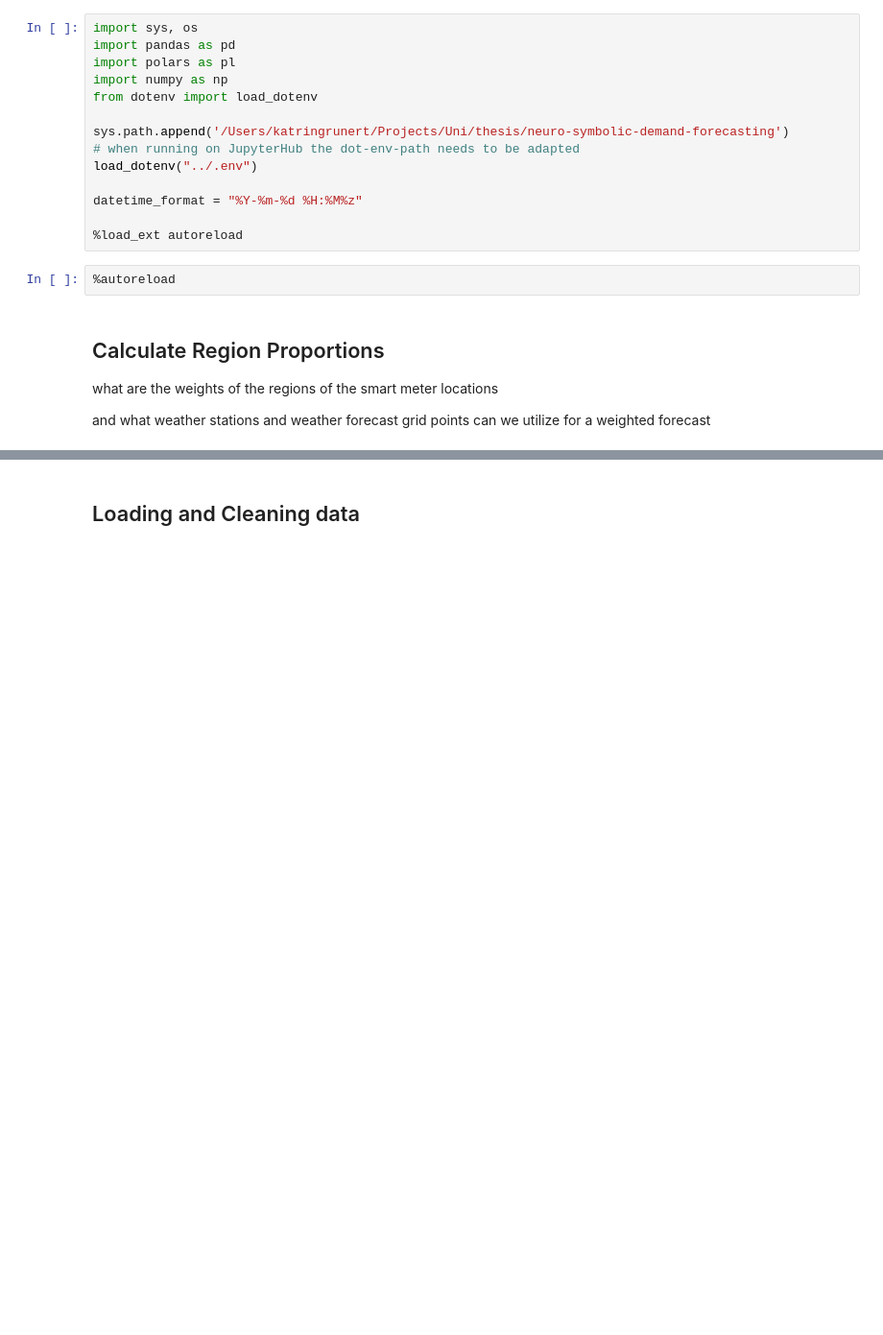
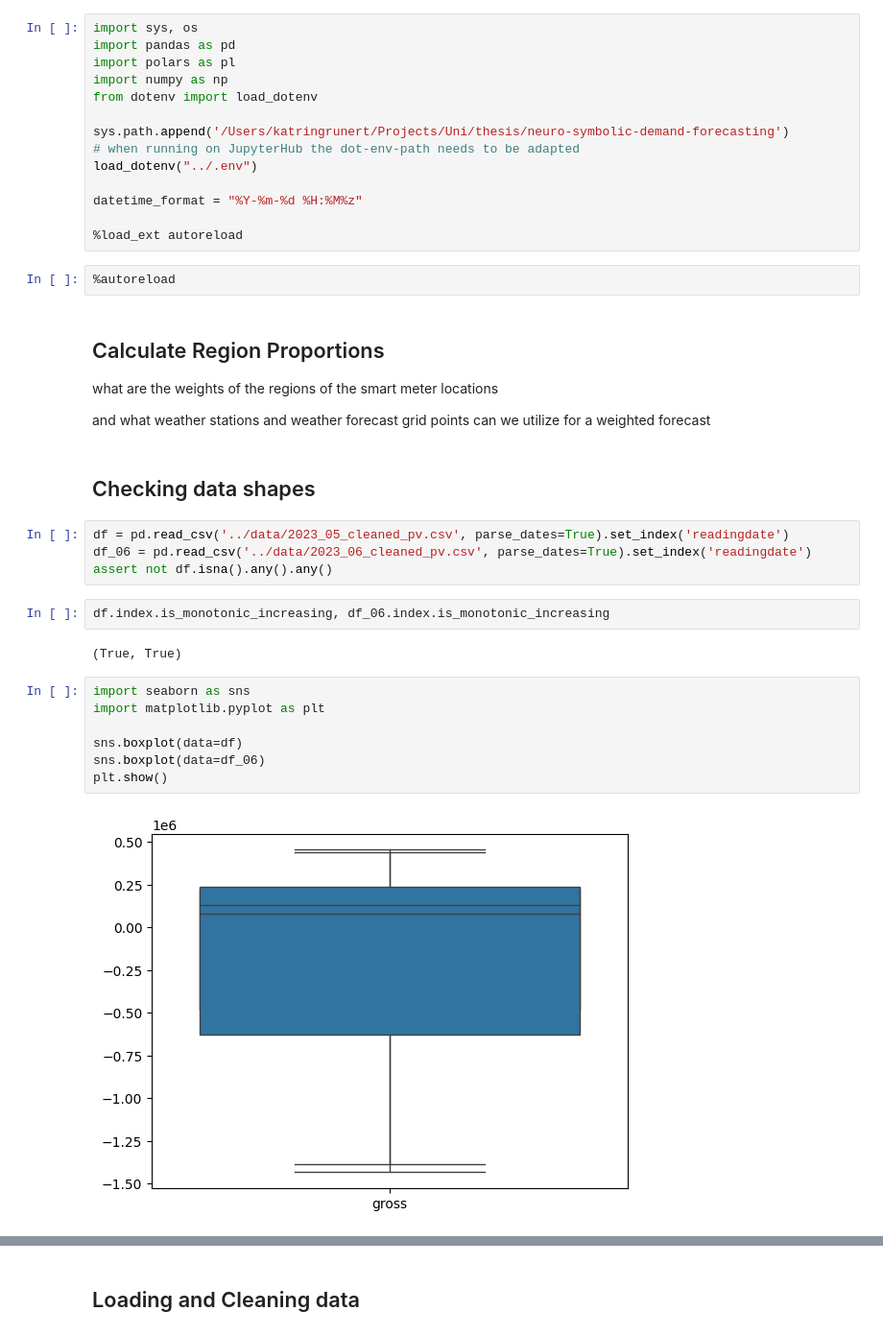
Before and after one commit to erewl/short-term-load-forecasting-with-domain-knowledge, a Jupyter notebook: notebooks/tft_example.ipynb, the cells around one changed output, grey strips where cells are left out. Shown at 96% size. Saved outputs shown, nothing was run; the diff lists cells and outputs as text; blank space fills up the shorter version.

```diff
--- a/notebooks/tft_example.ipynb
+++ b/notebooks/tft_example.ipynb
@@ -22,3 +22,22 @@ datetime_format = "%Y-%m-%d %H:%M%z"
 what are the weights of the regions of the smart meter locations
 
 and what weather stations and weather forecast grid points can we utilize for a weighted forecast
+# %% [markdown]
+## Checking data shapes
+# %%
+df = pd.read_csv('../data/2023_05_cleaned_pv.csv', parse_dates=True).set_index('readingdate')
+df_06 = pd.read_csv('../data/2023_06_cleaned_pv.csv', parse_dates=True).set_index('readingdate')
+assert not df.isna().any().any()
+# %%
+df.index.is_monotonic_increasing, df_06.index.is_monotonic_increasing
+# %% [output]
+(True, True)
+# %%
+import seaborn as sns
+import matplotlib.pyplot as plt
+
+sns.boxplot(data=df)
+sns.boxplot(data=df_06)
+plt.show()
+# %% [output]
+[figure, added]
```
Also changed, not shown: parts of 60 cells of this notebook, 11 other files.
